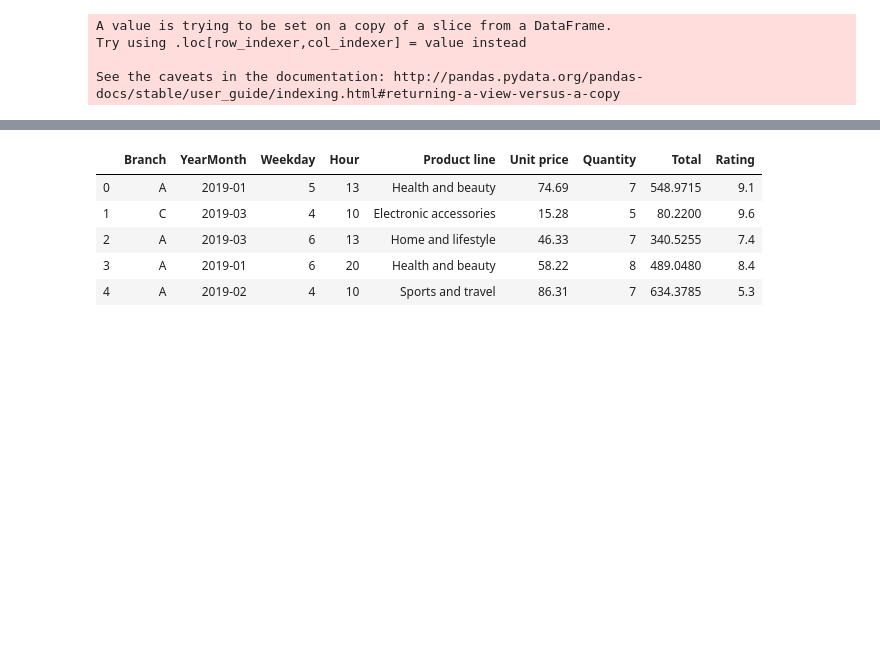
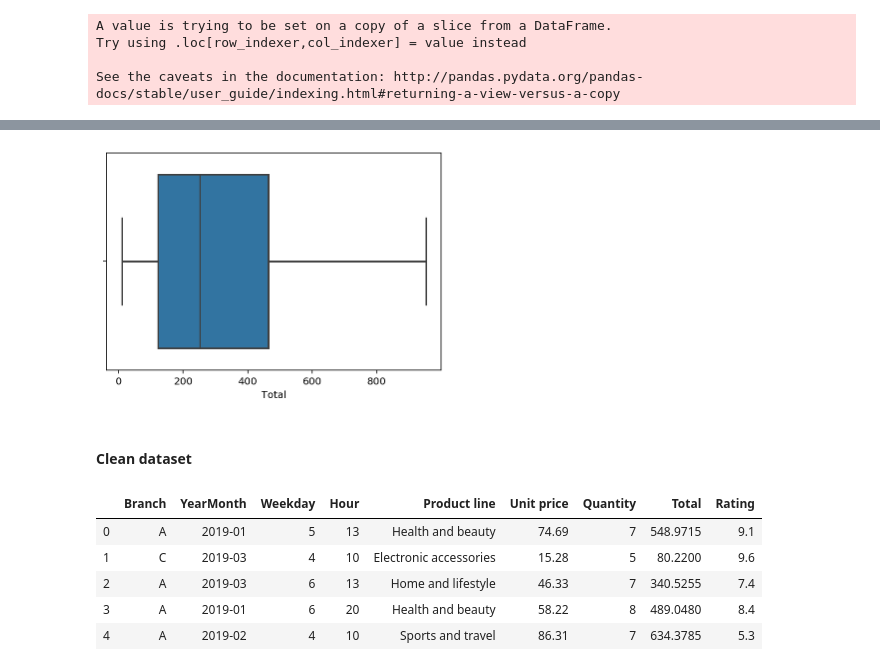
Before and after one commit to Mariehllrd/EDA-supermarket-sales, a Jupyter notebook: Data Cleaning.ipynb, the cells around one changed output, grey strips where cells are left out. Drawn from its saved outputs; the diff is of its cells as text; code cells hidden in the pictures; blank space fills up the shorter version.

```diff
--- a/Data Cleaning.ipynb
+++ b/Data Cleaning.ipynb
@@ -162,3 +200,17 @@ retail.head()
+# %%
+Q1 = retail['Total'].quantile(0.25)
+Q3 = retail['Total'].quantile(0.75)
+IQR = Q3 - Q1
+
+retail['Total'] = retail['Total'][~((retail['Total'] < (Q1 - 1.5 * IQR)) |
+                                    (retail['Total'] > (Q3 + 1.5 * IQR)))]
+# %%
+sns.boxplot(x = retail['Total'])
+plt.show()
+# %% [output]
+[figure, added]
+# %% [markdown]
+#### Clean dataset
 # %%
 # Reordering columns
 retail = retail[['Branch', 'YearMonth', 'Weekday', 'Hour', 'Product line', 'Unit price', 'Quantity', 'Total', 'Rating']]
```
Also changed, not shown: parts of 8 cells of this notebook, 2 other files.
